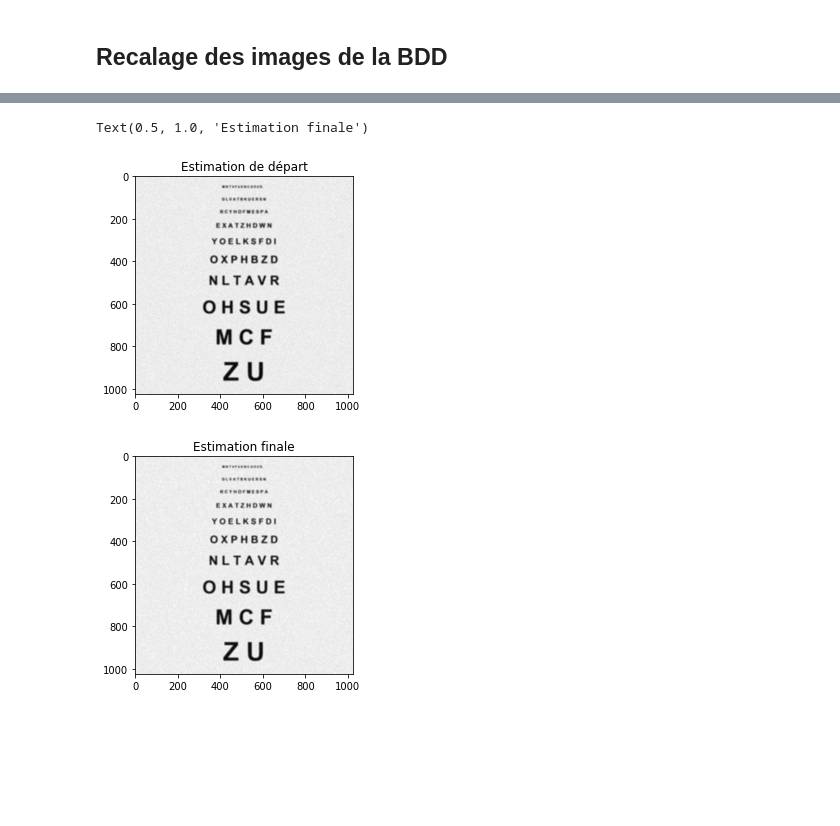
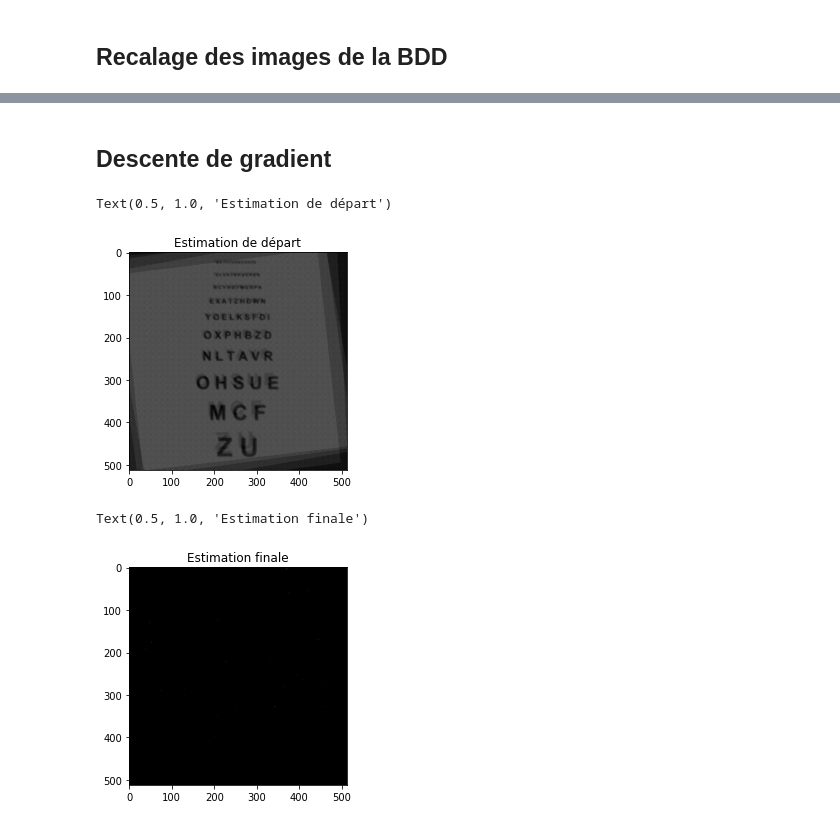
Before and after one commit to zoeducourau/Projet_fin_majeure, a Jupyter notebook: main script.ipynb, the cells around one changed output, grey strips where cells are left out. Drawn from its saved outputs; the diff is of its cells as text; code cells hidden in the pictures; blank space fills up the shorter version.

```diff
--- a/main script.ipynb
+++ b/main script.ipynb
@@ -34,6 +35,7 @@ def interpolation(input_img, us_rate):
 filename = 'Monoyer-square.png'
 
 IMAGE_nb = cv2.imread(filename,0)
+IMAGE_nb = cv2.pyrDown(IMAGE_nb)
 [H,W] = IMAGE_nb.shape
 
 print("Taille de l'image : Hauteur = ", H, "|| Largeur = " , W)
@@ -52,6 +54,7 @@ if os.path.exists('BDD'):
 
 os.makedirs('BDD')
 # %%
+sampling_rate = 2
 noyau = 1/16*np.array([[1,2,1],[2,4,2],[1,2,1]])
 # %%
 N = 10 # Nb d'images dans la BDD
@@ -60,7 +63,7 @@ for i in range (0,N):
 
     if i == 0:
         img_blurred = cv2.filter2D(src=IMAGE_nb, ddepth=-1, kernel=noyau) # Floutage
-        img_downsampled = decimation(img_blurred, 4) # Sous-échantillonnage /4
+        img_downsampled = decimation(img_blurred, sampling_rate) # Sous-échantillonnage /4
 
         # Ajout d'un bruit gaussien
         gauss = np.random.normal(0,5,img_downsampled.shape)
@@ -79,7 +82,7 @@ for i in range (0,N):
         rigid[1,2] += translation[1]
         img_transformed = cv2.warpAffine(IMAGE_nb, rigid, (W,H), borderMode=cv2.BORDER_REPLICATE) # Rotation + translation
         img_blurred = cv2.filter2D(src=img_transformed, ddepth=-1, kernel=noyau) # Floutage
-        img_downsampled = decimation(img_blurred, 4) # Sous-échantillonnage /4
+        img_downsampled = decimation(img_blurred, sampling_rate) # Sous-échantillonnage /4
 
         # Ajout d'un bruit gaussien
         gauss = np.random.normal(0,5,img_downsampled.shape)
@@ -87,6 +90,8 @@ for i in range (0,N):
         img_noisy = img_downsampled + gauss
 
         plt.imsave("BDD/imageBR_"+str(i)+".png",img_noisy,cmap='gray')
+
+[H_LR, W_LR] = img_noisy.shape
 # %% [markdown]
 #### Différentes étapes :
 - Recalage/estimation du mouvement des images BR
@@ -165,65 +239,79 @@ BDD/imageBR_4.png
+# %% [markdown]
+## Descente de gradient
+# %%
+
+# initialisation
+estim_0 = interpolation(cv2.imread('BDD/imageBR_0.png', 0), sampling_rate)
+observations = []
+for k in range(N_registration):
+    observations.append(cv2.imread('BDD/imageBR_' + str(k+1) + '.png', 0))
+    transfo = list_M[k].copy()
+    transfo[0][2] *= sampling_rate
+    transfo[1][2] *= sampling_rate
+    estim_0 += cv2.warpPerspective(interpolation(observations[k], sampling_rate), transfo, [H,W])
+
+
+
+
+# estim_0 = cv2.resize(observations[0], dim_HR, interpolation = cv2.INTER_CUBIC)
+# estim_0 = interpolation(observations[0], sampling_rate)
+
+plt.figure()
+plt.imshow(estim_0, cmap="gray")
+plt.title('Estimation de départ')
+# %% [output]
+Text(0.5, 1.0, 'Estimation de départ')
+[figure, added]
 # %%
 # paramètres
 beta = 1
-l = 0.006
+l = 0
 alpha = 0.6
 P = 1
 
-observations = []
-for k in range(N):
-    observations.append(cv2.imread('BDD/imageBR_' + str(k) + '.png', 0))
+estim = estim_0
 erreur = []
-
-# initialisation
-width_LR = int(observations[0].shape[1])
-height_LR = int(observations[0].shape[0])
-dim_HR = (4*width_LR, 4*height_LR)
-estim_0 = cv2.resize(observations[0], dim_HR, interpolation = cv2.INTER_CUBIC)
-#estim_0 = interpolation(observations[0], 4)
-estim = estim_0
-plt.figure()
-plt.imshow(estim, cmap="gray")
-plt.title('Estimation de départ')
-
 # iterations
 CA = False
 n_iter = 0
 while CA == False:
 
     # gradient
-    gradient = np.zeros(dim_HR)
-    for k in range(1, N_registration+1):
+    gradient = np.zeros([H,W])
+    for k in range(N_registration):
         # appliquer la transfo (rotation + translation) à l'estimation
-        transfo = list_M[k-1][0:2]
-        estim_recal = cv2.warpAffine(estim, transfo, dim_HR, flags=cv2.WARP_INVERSE_MAP, borderMode=cv2.BORDER_REPLICATE) # Rotation + translation
+        transfo = list_M[k][0:2].copy()
+        transfo[0][2] *= sampling_rate
+        transfo[1][2] *= sampling_rate
+        estim_recal = cv2.warpAffine(estim, transfo, [H,W], flags=cv2.WARP_INVERSE_MAP, borderMode=cv2.BORDER_REPLICATE) # Rotation + translation
         # convoluer PSF (flou blanc gaussien)
         estim_recal_psf =cv2.filter2D(src=estim_recal, ddepth=-1, kernel=noyau)
         # down sampling
-        estim_recal_psf_ds = decimation(estim_recal_psf, 4) # Sous-échantillonnage /4
+        estim_recal_psf_ds = decimation(estim_recal_psf, sampling_rate) # Sous-échantillonnage /4
         # soustaire l'observation
         diff = estim_recal_psf_ds - observations[k]
         # opérateur signe
         sign = np.sign(diff)
         # up sampling
-        estim_us = interpolation(sign, 4)
+        estim_us = interpolation(sign, sampling_rate)
         # convoluer par T(PSF)
         estim_us_psf = cv2.filter2D(src=estim_us, ddepth=-1, kernel=noyau) # le noyau est symétrique donc T(PSF)=PSF
         # appliquer transfo inverse
-        estim_us_psf_recale = cv2.warpAffine(estim_us_psf, transfo, dim_HR, borderMode=cv2.BORDER_REPLICATE) # Rotation + translation
+        estim_us_psf_recale = cv2.warpAffine(estim_us_psf, transfo, [H,W], borderMode=cv2.BORDER_REPLICATE) # Rotation + translation
         # somme des gradients
-        gradient += estim_us_psf
+        gradient += estim_us_psf_recale
 
     # pas de régularisation
     regul = 0
 
-    """
+
     # régularisation Tikhonov
     kernel_laplacien = 1/8*np.array([[1, 1, 1], [1, -8, 1], [1, 1, 1]])
     r = cv2.filter2D(src=estim, ddepth=-1, kernel=kernel_laplacien)
     regul = (r**2)
-    """
 
 
+    """
     # régularisation shift & add
     regul = np.zeros(dim_HR)
     for l in range(-P, P+1):
@@ -243,36 +331,36 @@ while CA == False:
                 img_translation_2 = cv2.warpAffine(sign, Sxy_inv, dim_HR, borderMode=cv2.BORDER_REPLICATE)
                 # soustraire au résultat intermédiaire
 
                 diff = (np.identity(dim_HR[0]) - img_translation_2) * sign
                 # multiplier par alpha ^{|m|+|l|}
                 r_lm = (alpha ** (abs(m)+abs(l)))*diff
                 # sommation
                 regul += r_lm
+    """
 
 
 
     step = gradient + l*regul
     new_estim = np.abs(estim - beta*step)
     estim = new_estim
     erreur.append(np.mean(np.sqrt((IMAGE_nb - new_estim)**2)))
 
     n_iter += 1
     if len(erreur) > 2:
         if erreur[-2] < erreur[-1]:
             CA = True
         if abs(erreur[-2] - erreur[-1]) < 0.001:
             CA = True
-    if n_iter > 15:
+    if n_iter > 30:
         CA = True
 
 
 plt.figure()
 plt.imshow(new_estim, cmap='gray')
 plt.title("Estimation finale")
 # %% [output]
 Text(0.5, 1.0, 'Estimation finale')
-[figure, old version]
+[figure, new version]
-[figure, removed]
 # %%
 plt.figure()
 plt.plot(range(len(erreur)), erreur, range(len(erreur)), np.ones(len(erreur))*np.mean(np.sqrt((IMAGE_nb - estim_0)**2)))
```
Also changed, not shown: parts of 6 cells of this notebook.
